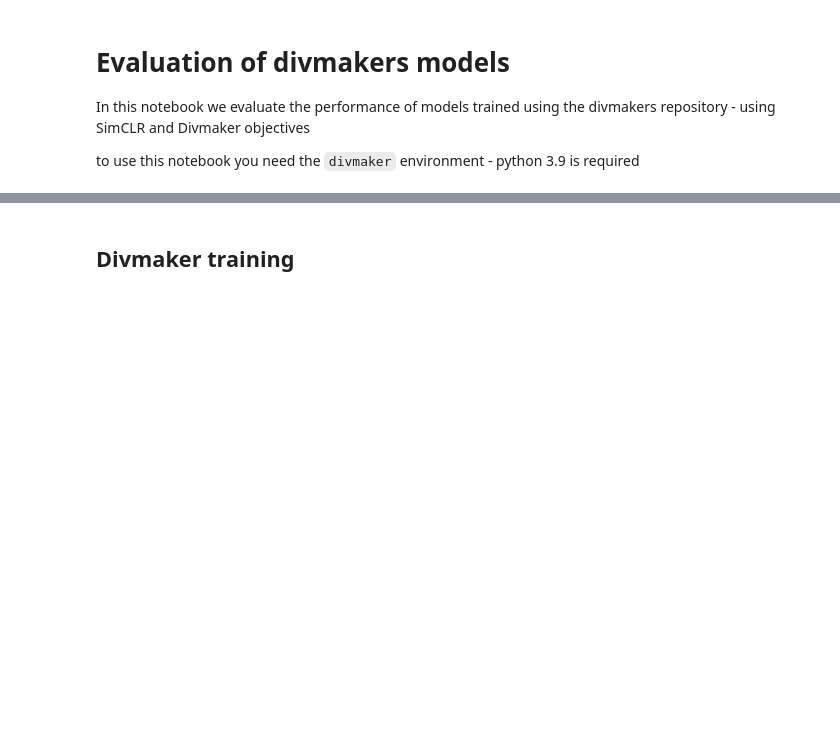
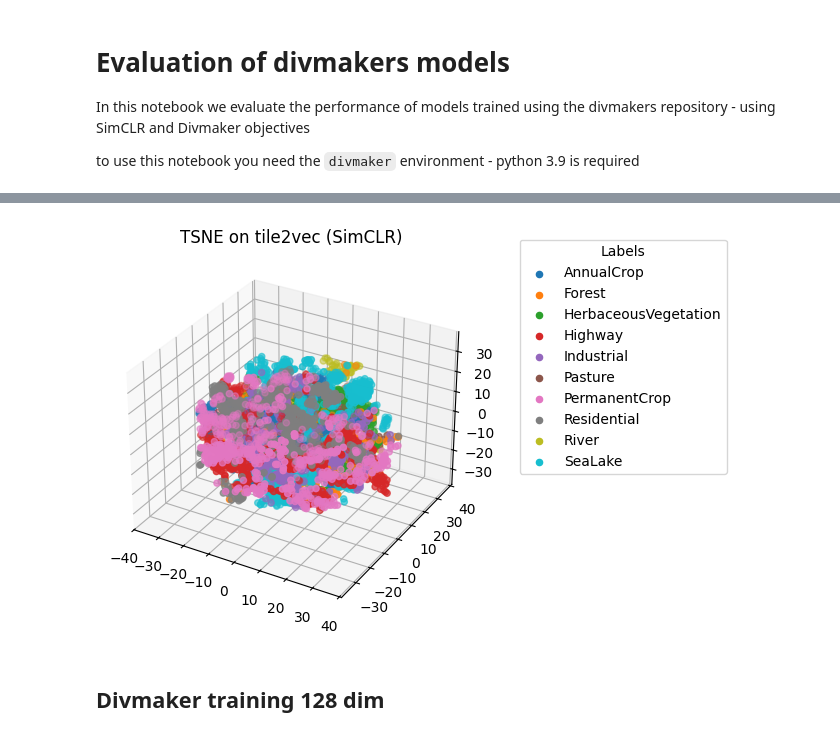
Before and after one commit to FilipLangiewicz/WB_projekt, a Jupyter notebook: code/divmaker/eval.ipynb, the cells around one changed output, grey strips where cells are left out. Drawn from its saved outputs; the diff is of its cells as text; code cells hidden in the pictures; blank space fills up the shorter version.

```diff
--- a/code/divmaker/eval.ipynb
+++ b/code/divmaker/eval.ipynb
@@ -229,4 +338,8 @@ Averaged accuracy for model RandomForestClassifier: 86.49±0.61%
+# %%
+vizualize_tsne_3d(X, y, text = "SimCLR", perplexity = 100, random_state = 2137, n_iter = 1000)
+# %% [output]
+[figure, added]
 # %% [markdown]
-## Divmaker training
+## Divmaker training 128 dim
 # %%
 config_str = "config/eurosat/pretrain_eurosat_simclr_L1_forced.json"
```
Also changed, not shown: parts of 20 cells of this notebook, 8 other files.
